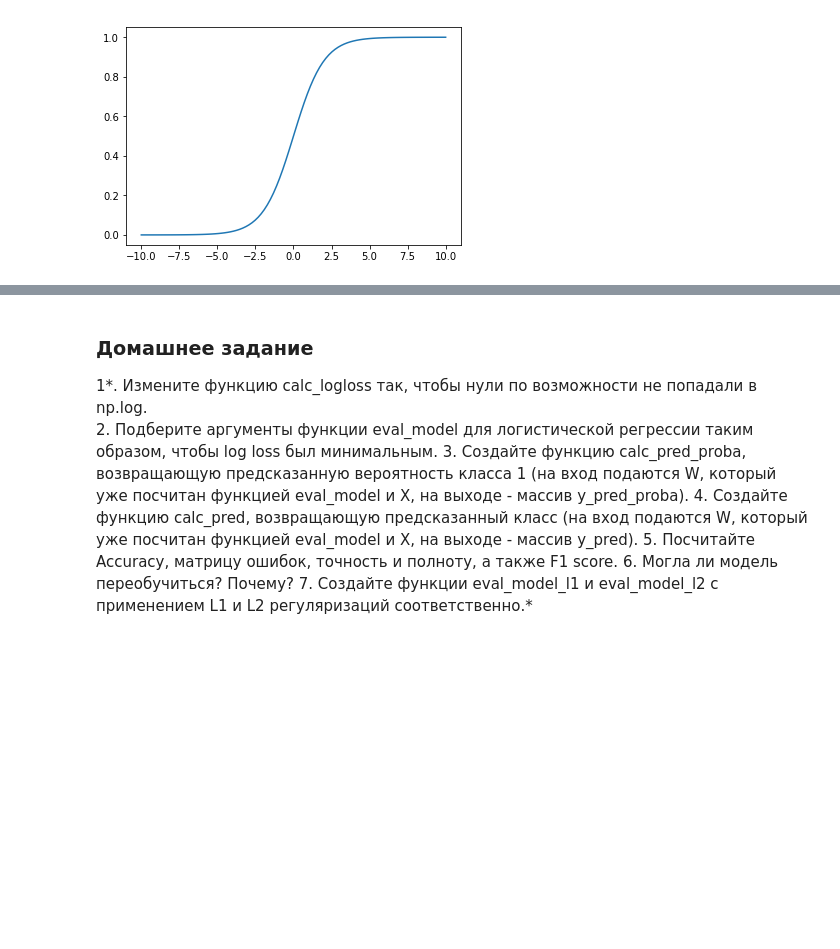
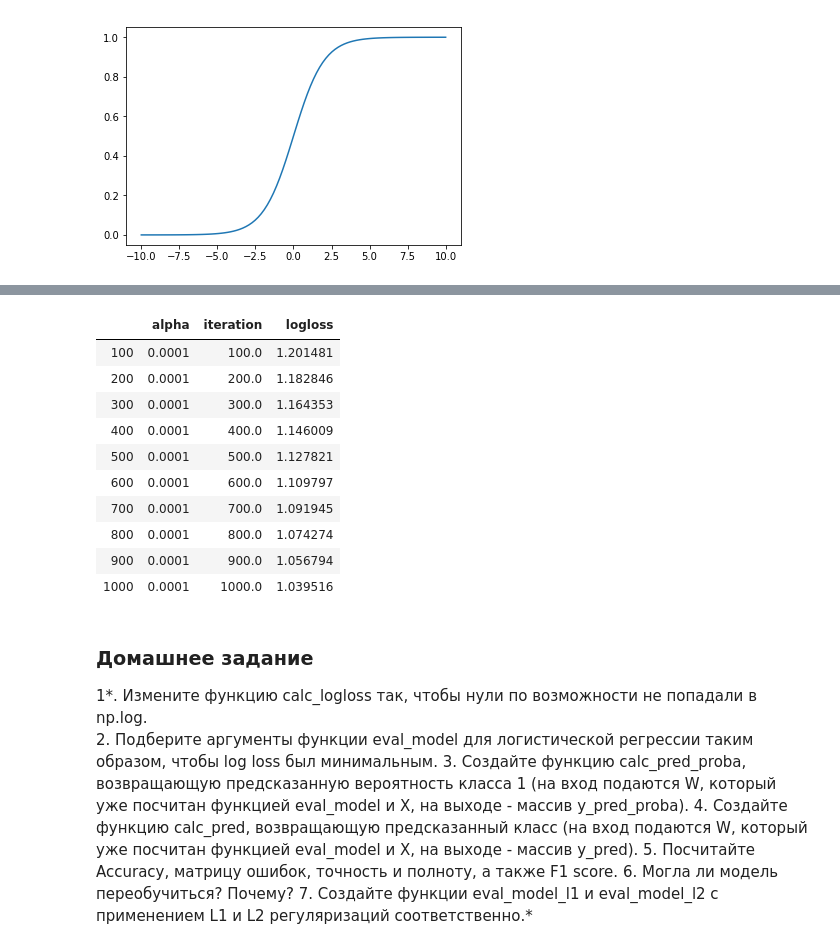
Before and after one commit to daniilstv/DS_algorithms, a Jupyter notebook: Lesson3_hw.ipynb, the cells around one changed output, grey strips where cells are left out. Cells and saved outputs as stored; diff of their text form; code cells hidden in the pictures; blank space fills up the shorter version.

```diff
--- a/Lesson3_hw.ipynb
+++ b/Lesson3_hw.ipynb
@@ -174,3 +163,17 @@ W = logreg_eval_model(X_st, y, iterations=1000, alpha=1e-4)
+# %%
+W
+# %% [output]
+|  | alpha | iteration | logloss |
+| 100 | 0.0001 | 100.0 | 1.201481 |
+| 200 | 0.0001 | 200.0 | 1.182846 |
+| 300 | 0.0001 | 300.0 | 1.164353 |
+| 400 | 0.0001 | 400.0 | 1.146009 |
+| 500 | 0.0001 | 500.0 | 1.127821 |
+| 600 | 0.0001 | 600.0 | 1.109797 |
+| 700 | 0.0001 | 700.0 | 1.091945 |
+| 800 | 0.0001 | 800.0 | 1.074274 |
+| 900 | 0.0001 | 900.0 | 1.056794 |
+| 1000 | 0.0001 | 1000.0 | 1.039516 |
 # %% [markdown]
 ### Домашнее задание
 
```
Also changed, not shown: parts of 31 cells of this notebook.
